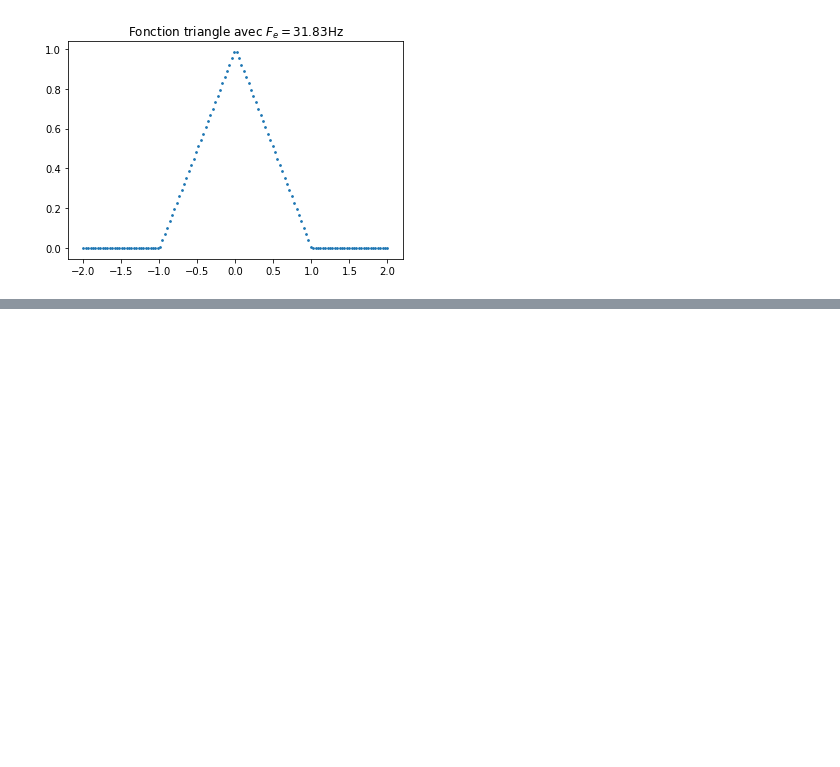
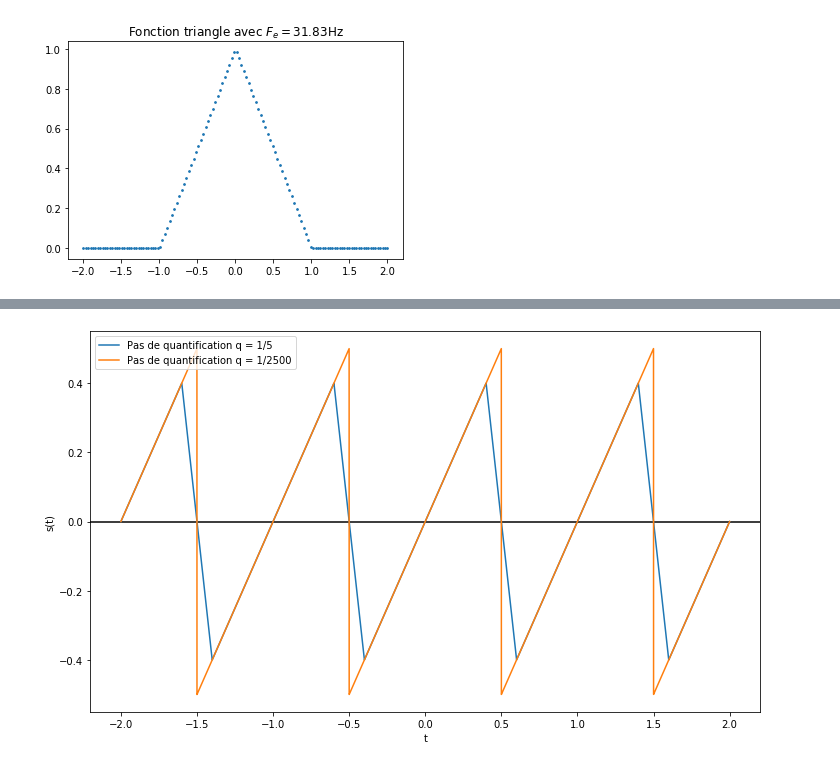
Before and after one commit to hugolmn/p20, a Jupyter notebook: AI06/TD04.ipynb, the cells around one changed output, grey strips where cells are left out. Drawn from its saved outputs; the diff is of its cells as text; code cells hidden in the pictures; blank space fills up the shorter version.

```diff
--- a/AI06/TD04.ipynb
+++ b/AI06/TD04.ipynb
@@ -180,0 +232,14 @@ Text(0.5, 1.0, 'Fonction triangle avec $F_e = $31.83Hz')
+# %%
+t = np.linspace(-2,2,10000)
+s_t1 = [(i+0.5)%1 - 0.5 if (i%1 < 2*q) | (i%1 >= 3*q) else 2*q*(1 - 2*((i%1)/q)%2) for i in t]
+s_t2 = (t + 0.5) % 1 - 0.5
+plt.figure(figsize=(12,7))
+plt.axhline(0, c='k')
+plt.plot(t, s_t1, label='Pas de quantification q = 1/{}'.format(n))
+plt.plot(t, s_t2, label='Pas de quantification q = 1/{}'.format(2500))
+plt.legend()
+plt.xlabel('t')
+plt.ylabel('s(t)')
+plt.show()
+# %% [output]
+[figure, added]
```
Also changed, not shown: parts of 12 cells of this notebook.
